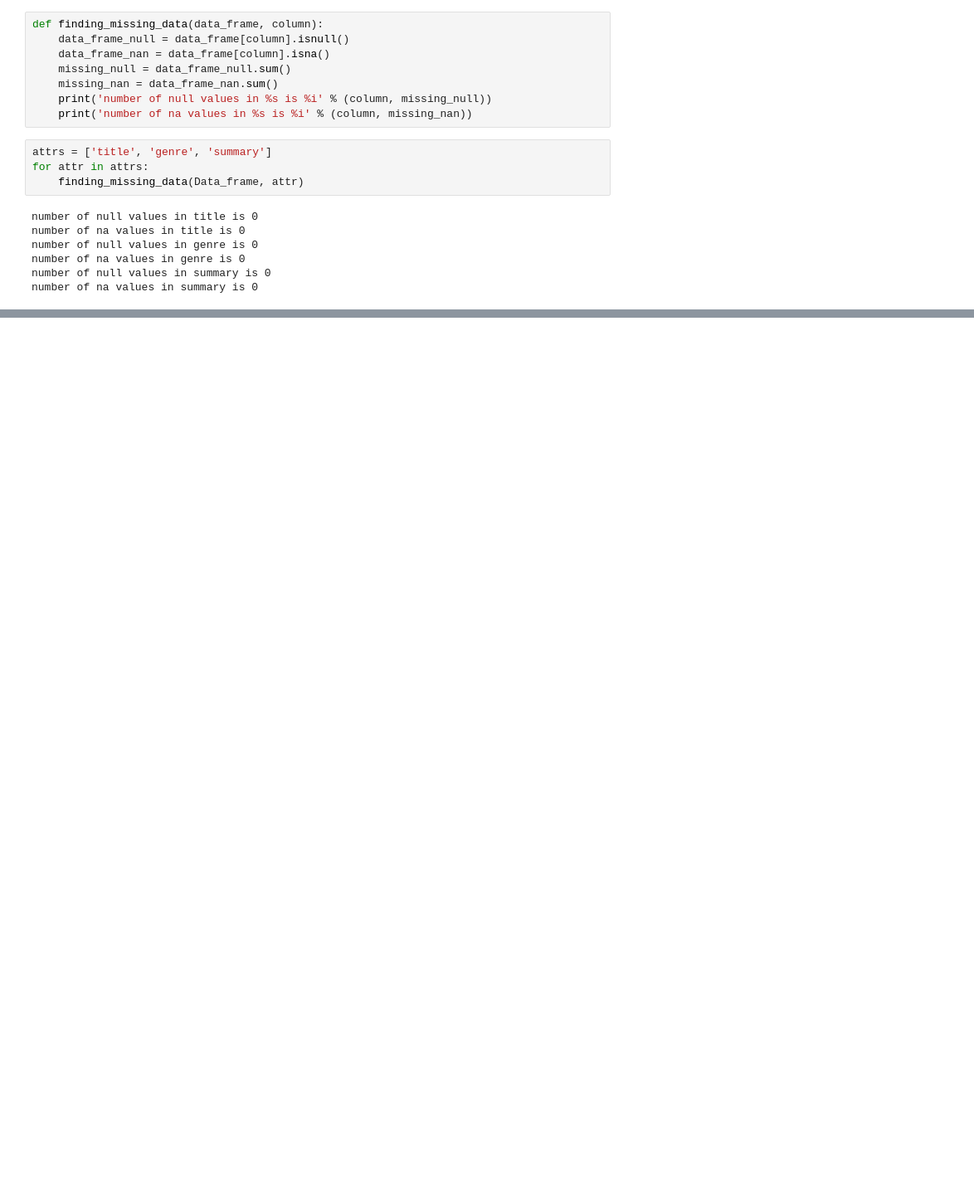
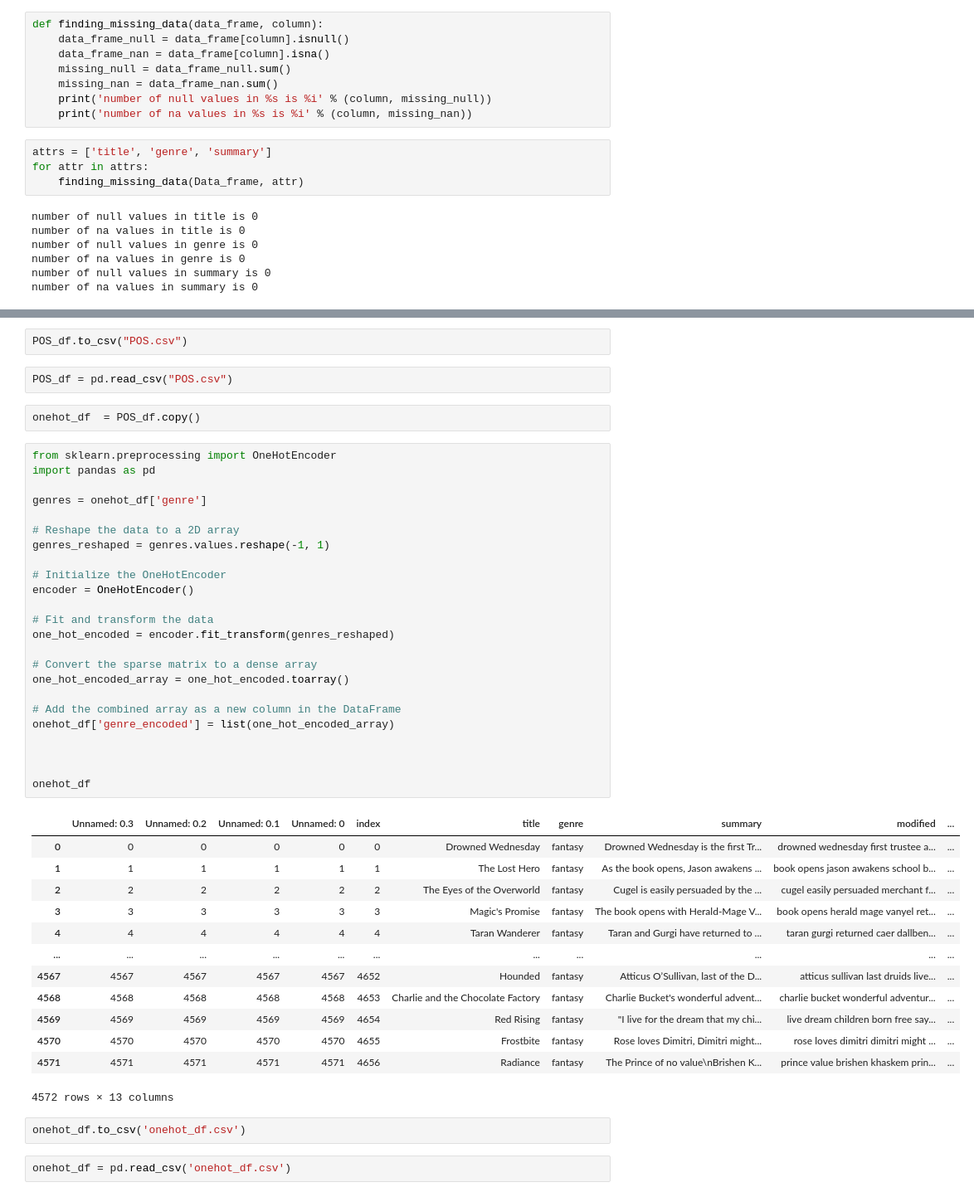
Before and after one commit to romthevacuousspider/Book-Genre-classificatoin-NLP-project-, a Jupyter notebook: NLP project.ipynb, the cells around one changed output, grey strips where cells are left out. Shown at 83% size. Cells and saved outputs as stored; diff of their text form; blank space fills up the shorter version.

```diff
--- a/NLP project.ipynb
+++ b/NLP project.ipynb
@@ -37,0 +420,48 @@ number of na values in summary is 0
+# %%
+POS_df.to_csv("POS.csv")
+# %%
+POS_df = pd.read_csv("POS.csv")
+# %%
+onehot_df  = POS_df.copy()
+# %%
+from sklearn.preprocessing import OneHotEncoder
+import pandas as pd
+
+genres = onehot_df['genre']
+
+# Reshape the data to a 2D array
+genres_reshaped = genres.values.reshape(-1, 1)
+
+# Initialize the OneHotEncoder
+encoder = OneHotEncoder()
+
+# Fit and transform the data
+one_hot_encoded = encoder.fit_transform(genres_reshaped)
+
+# Convert the sparse matrix to a dense array
+one_hot_encoded_array = one_hot_encoded.toarray()
+
+# Add the combined array as a new column in the DataFrame
+onehot_df['genre_encoded'] = list(one_hot_encoded_array)
+
+
+
+onehot_df
+# %% [output]
+|  | Unnamed: 0.3 | Unnamed: 0.2 | Unnamed: 0.1 | Unnamed: 0 | index | title | genre | summary | modified | ... |
+| 0 | 0 | 0 | 0 | 0 | 0 | Drowned Wednesday | fantasy | Drowned Wednesday is the first Tr... | drowned wednesday first trustee a... | ... |
+| 1 | 1 | 1 | 1 | 1 | 1 | The Lost Hero | fantasy | As the book opens, Jason awakens ... | book opens jason awakens school b... | ... |
+| 2 | 2 | 2 | 2 | 2 | 2 | The Eyes of the Overworld | fantasy | Cugel is easily persuaded by the ... | cugel easily persuaded merchant f... | ... |
+| 3 | 3 | 3 | 3 | 3 | 3 | Magic's Promise | fantasy | The book opens with Herald-Mage V... | book opens herald mage vanyel ret... | ... |
+| 4 | 4 | 4 | 4 | 4 | 4 | Taran Wanderer | fantasy | Taran and Gurgi have returned to ... | taran gurgi returned caer dallben... | ... |
+| ... | ... | ... | ... | ... | ... | ... | ... | ... | ... | ... |
+| 4567 | 4567 | 4567 | 4567 | 4567 | 4652 | Hounded | fantasy | Atticus O’Sullivan, last of the D... | atticus sullivan last druids live... | ... |
+| 4568 | 4568 | 4568 | 4568 | 4568 | 4653 | Charlie and the Chocolate Factory | fantasy | Charlie Bucket's wonderful advent... | charlie bucket wonderful adventur... | ... |
+| 4569 | 4569 | 4569 | 4569 | 4569 | 4654 | Red Rising | fantasy | "I live for the dream that my chi... | live dream children born free say... | ... |
+| 4570 | 4570 | 4570 | 4570 | 4570 | 4655 | Frostbite | fantasy | Rose loves Dimitri, Dimitri might... | rose loves dimitri dimitri might ... | ... |
+| 4571 | 4571 | 4571 | 4571 | 4571 | 4656 | Radiance | fantasy | The Prince of no value\nBrishen K... | prince value brishen khaskem prin... | ... |
+4572 rows × 13 columns
+# %%
+onehot_df.to_csv('onehot_df.csv')
+# %%
+onehot_df = pd.read_csv('onehot_df.csv')
```
Also changed, not shown: parts of 52 cells of this notebook.
